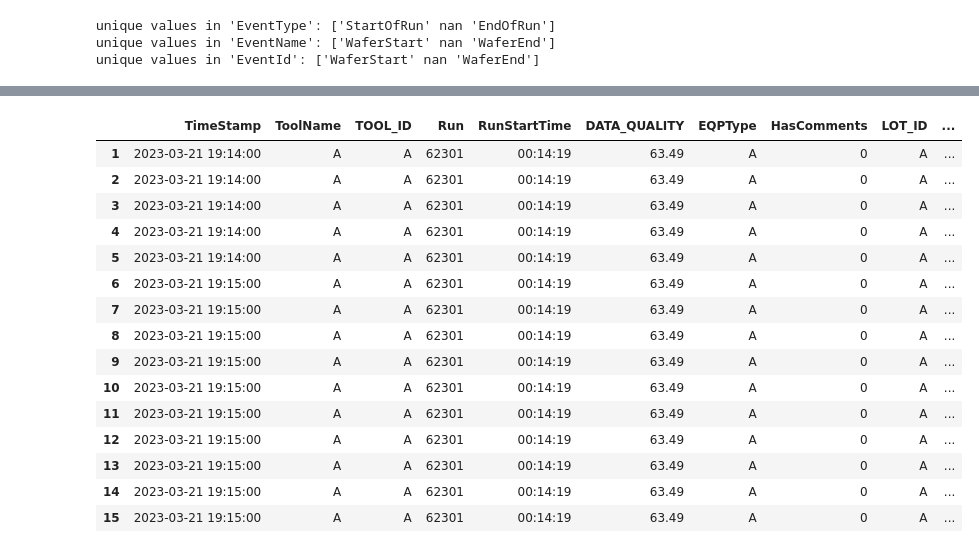
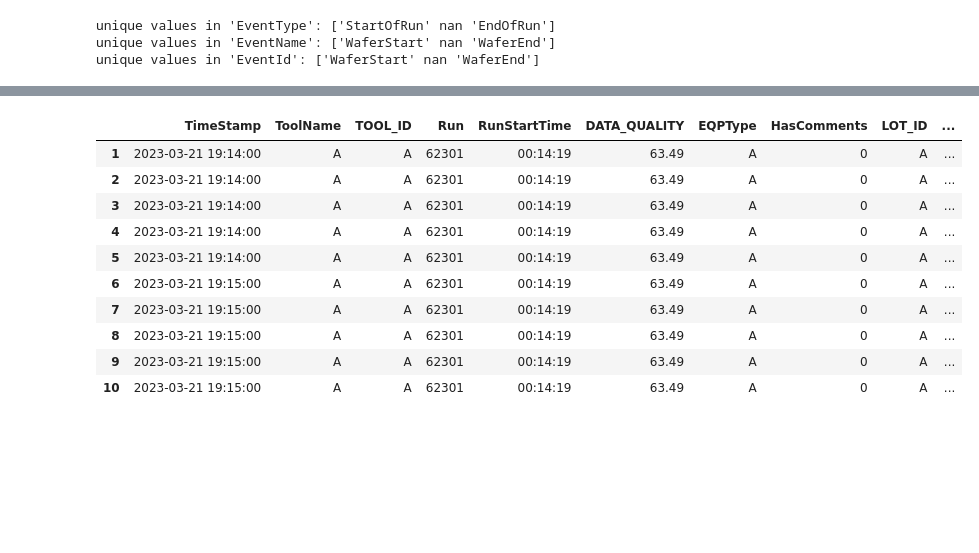
Before and after one commit to christopher192/machine-learning-project, a Jupyter notebook: tool-sensor-anomaly-detection/tool-sensor-anomaly-detection.ipynb, the cells around one changed output, grey strips where cells are left out. Cells and saved outputs as stored; diff of their text form; code cells hidden in the pictures; blank space fills up the shorter version.

```diff
--- a/tool-sensor-anomaly-detection/tool-sensor-anomaly-detection.ipynb
+++ b/tool-sensor-anomaly-detection/tool-sensor-anomaly-detection.ipynb
@@ -132,25 +121,20 @@ df.dropna(subset = filtered_rows_to_drop, inplace = True)
 # %%
 df['TimeStamp'] = pd.to_datetime(df['TimeStamp'], format = '%d/%m/%Y %H:%M')
 df['RunStartTime'] = pd.to_datetime(df['RunStartTime'], format = '%I:%M:%S %p').dt.time
 
-df.head(15)
+df.head(10)
 # %% [output]
 |  | TimeStamp | ToolName | TOOL_ID | Run | RunStartTime | DATA_QUALITY | EQPType | HasComments | LOT_ID | ... |
 | 1 | 2023-03-21 19:14:00 | A | A | 62301 | 00:14:19 | 63.49 | A | 0 | A | ... |
 | 2 | 2023-03-21 19:14:00 | A | A | 62301 | 00:14:19 | 63.49 | A | 0 | A | ... |
 | 3 | 2023-03-21 19:14:00 | A | A | 62301 | 00:14:19 | 63.49 | A | 0 | A | ... |
 | 4 | 2023-03-21 19:14:00 | A | A | 62301 | 00:14:19 | 63.49 | A | 0 | A | ... |
 | 5 | 2023-03-21 19:14:00 | A | A | 62301 | 00:14:19 | 63.49 | A | 0 | A | ... |
 | 6 | 2023-03-21 19:15:00 | A | A | 62301 | 00:14:19 | 63.49 | A | 0 | A | ... |
 | 7 | 2023-03-21 19:15:00 | A | A | 62301 | 00:14:19 | 63.49 | A | 0 | A | ... |
 | 8 | 2023-03-21 19:15:00 | A | A | 62301 | 00:14:19 | 63.49 | A | 0 | A | ... |
 | 9 | 2023-03-21 19:15:00 | A | A | 62301 | 00:14:19 | 63.49 | A | 0 | A | ... |
 | 10 | 2023-03-21 19:15:00 | A | A | 62301 | 00:14:19 | 63.49 | A | 0 | A | ... |
-| 11 | 2023-03-21 19:15:00 | A | A | 62301 | 00:14:19 | 63.49 | A | 0 | A | ... |
-| 12 | 2023-03-21 19:15:00 | A | A | 62301 | 00:14:19 | 63.49 | A | 0 | A | ... |
-| 13 | 2023-03-21 19:15:00 | A | A | 62301 | 00:14:19 | 63.49 | A | 0 | A | ... |
-| 14 | 2023-03-21 19:15:00 | A | A | 62301 | 00:14:19 | 63.49 | A | 0 | A | ... |
-| 15 | 2023-03-21 19:15:00 | A | A | 62301 | 00:14:19 | 63.49 | A | 0 | A | ... |
 # %%
 # removing columns with only one unique value
 for column in df.columns:
```
Also changed, not shown: parts of 14 cells of this notebook, 1 other file.
